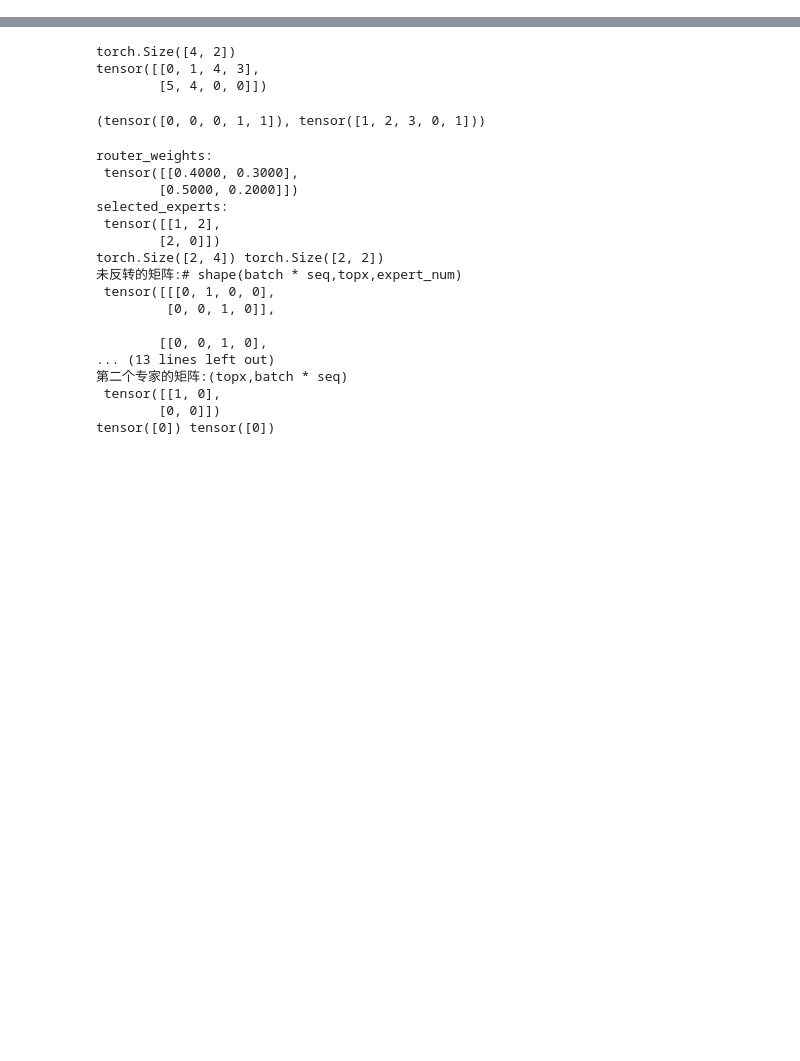
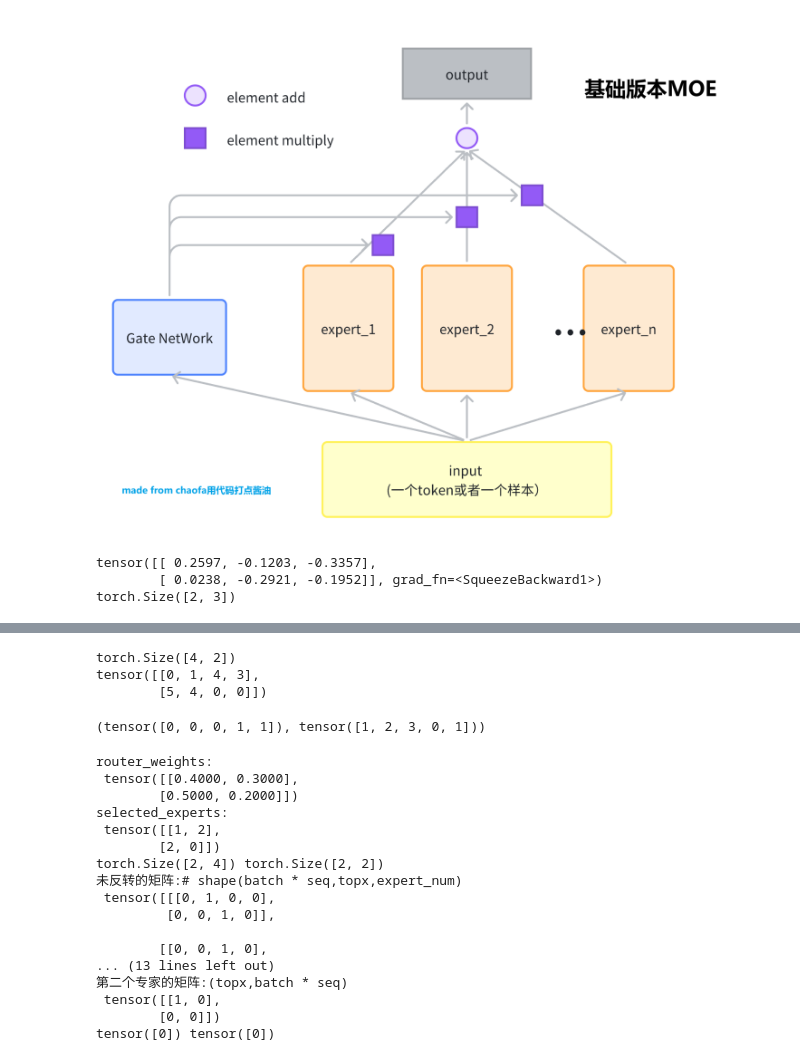
Before and after one commit to Axel-great/LLM_study, a Jupyter notebook: code/6.MoE.ipynb, the cells around one changed output, grey strips where cells are left out. Cells and saved outputs as stored; diff of their text form; code cells hidden in the pictures; blank space fills up the shorter version.

```diff
--- a/code/6.MoE.ipynb
+++ b/code/6.MoE.ipynb
@@ -5,3 +5,66 @@ import torch.nn.functional as F
 from torch.utils.data import Dataset
 from torch.utils.data import DataLoader
 from dataclasses import dataclass
+# %%
+from IPython.display import Image, display
+display(Image(filename="../markdown/assets/basic_moe.png"))
+# %% [output]
+[figure, added]
+# %%
+# 基本的专家映射模型    选择了线性映射
+class BaseExpert(nn.Module):
+    def __init__(self, feature_in,feature_out):
+        super().__init__()
+        self.expert = nn.Linear(feature_in,feature_out)
+
+    def forward(self,x):
+        return self.expert(x)
+
+class BaseMoe(nn.Module):
+    def __init__(self,feature_in,feature_out,expert_num):
+        super().__init__()
+        # 循环迭代创建专家
+        self.expert = nn.ModuleList([
+            BaseExpert(feature_in,feature_out) for _ in range(expert_num)
+        ]
+        )
+
+        # 每一个专家所占的权重
+        self.gate = nn.Linear(feature_in,expert_num)
+
+    def forward(self,x):
+        # 创建专家的权重
+        # shape(batch,expert_num)
+        gate = self.gate(x)
+
+        # 循环创建不同的专家 ps:torch.cat 和 torch.concat 相同，cat老版本先出现，兼容性高
+        # 需要对创建的所有专家进行拼接，所以需要开创第二个维度，然后才可以拼接
+        # experts -> (batch,feature_out)  to (batch,1,feature_out) to (batch,expert_num,feature_out)
+        experts = torch.cat([
+            experts(x).unsqueeze(1) for experts in self.expert],
+            dim=1
+        )
+        # 对gate进行增加维度 才可以进行矩阵相乘
+        # gate -> (batch,1,expert_num)
+        gate = gate.unsqueeze(1)
+
+        # 最终的输出为:(batch,feature_out)
+        # 这里的output为(batch,1,feature_out) 需要再进行去除维度
+        output = gate @ experts
+
+        return output.squeeze(1)
+
+def test_basic_moe():
+    x = torch.rand(2, 4)
+
+    basic_moe = BaseMoe(4, 3, 2)
+    out = basic_moe(x)
+    print(out)
+    print(out.shape)
+
+
+test_basic_moe()
+# %% [output]
+tensor([[ 0.2597, -0.1203, -0.3357],
+        [ 0.0238, -0.2921, -0.1952]], grad_fn=<SqueezeBackward1>)
+torch.Size([2, 3])
```
Also changed, not shown: parts of 4 cells of this notebook, 2 other files.
